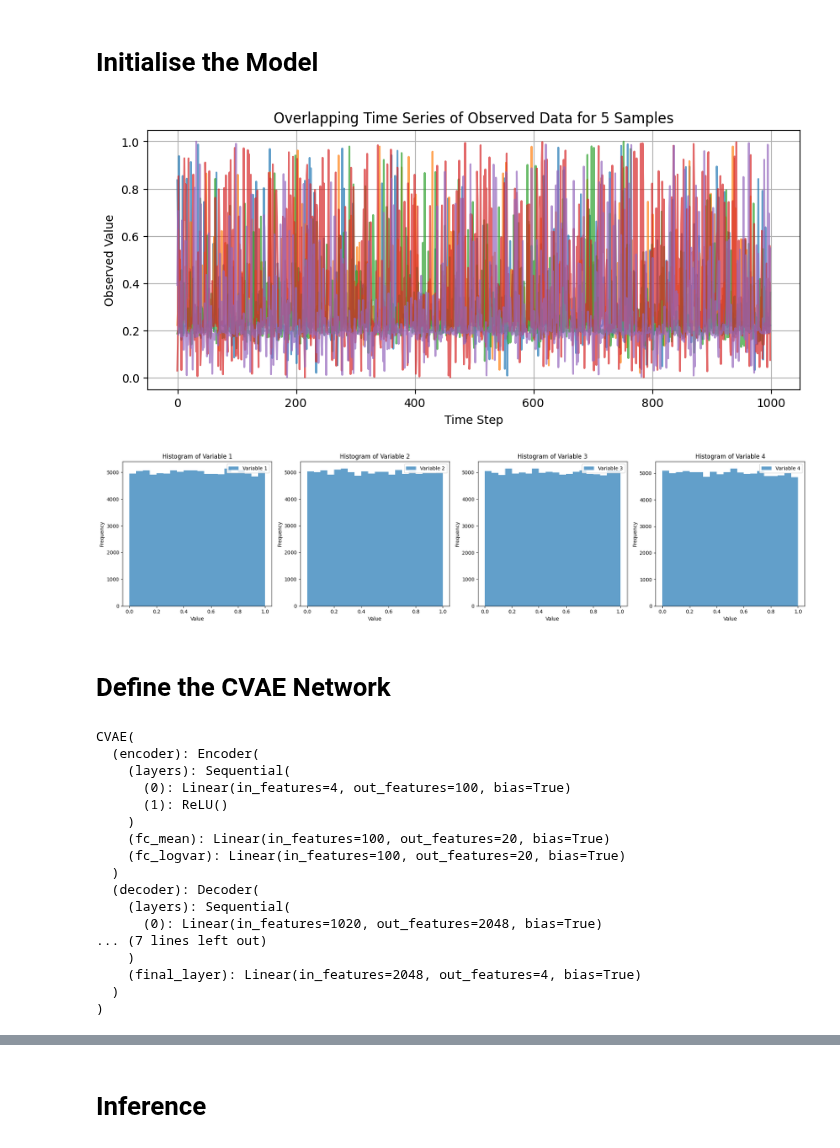
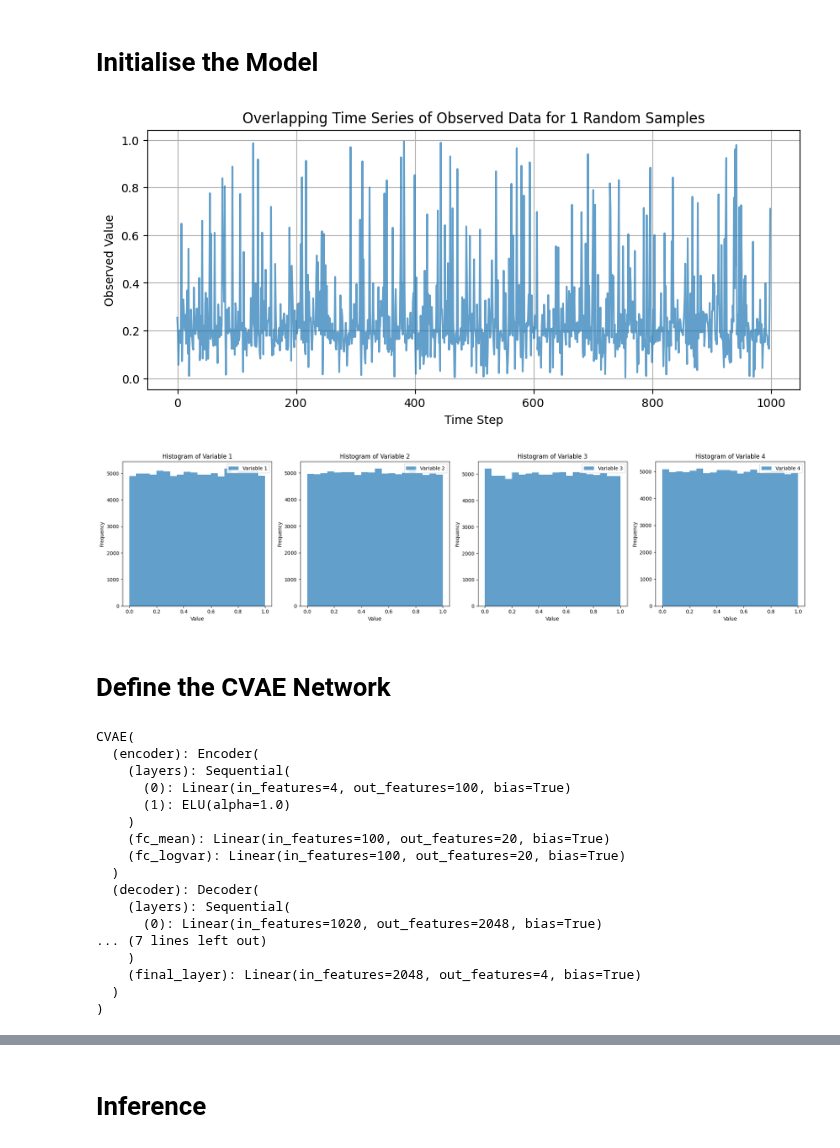
Before and after one commit to mayank05942/CVAEI, a Jupyter notebook: notebooks/gk_dist_test.ipynb, the cells around one changed output, grey strips where cells are left out. Drawn from its saved outputs; the diff is of its cells as text; code cells hidden in the pictures.

```diff
--- a/notebooks/gk_dist_test.ipynb
+++ b/notebooks/gk_dist_test.ipynb
@@ -61,11 +62,11 @@ train_theta_norm.shape, train_data_norm.shape
 # %% [markdown]
 # Initialise the Model
 # %%
-gk_dist.plot_observation(train_data_norm)
+gk_dist.plot_observation(train_data_norm, num_samples =1)
 gk_dist.plot_prior(train_theta_norm)
 # %% [output]
-[figure, old version]
+[figure, new version]
-[figure, old version]
+[figure, new version]
 # %% [markdown]
 # Define the CVAE Network
 # %%
@@ -74,7 +75,7 @@ latent_dim = 20
 conditional_dim = 1000
 encoder_hidden_dims = [100]
 decoder_hidden_dims = [2048,2048,2048,2048]
-activation_fn = nn.ReLU()
+activation_fn = nn.ELU()
 
 network = CVAE(input_dim=input_dim,
                latent_dim=latent_dim,
@@ -82,10 +83,13 @@ network = CVAE(input_dim=input_dim,
                 conditional_dim=conditional_dim,
                 encoder_hidden_dims=encoder_hidden_dims,
                 decoder_hidden_dims=decoder_hidden_dims,
-                activation_fn = activation_fn)
+                activation_fn = activation_fn,
+                w_recon=1.0,
+                w_misfit=1.0,
+)
 
 
-optimizer = optim.AdamW(network.parameters(), lr=1e-3)
+optimizer = optim.AdamW(network.parameters(), lr=1e-4)
 
 
 train_dataset = TensorDataset(train_data_norm, train_theta_norm)
@@ -106,7 +110,7 @@ CVAE(
   (encoder): Encoder(
     (layers): Sequential(
       (0): Linear(in_features=4, out_features=100, bias=True)
-      (1): ReLU()
+      (1): ELU(alpha=1.0)
     )
     (fc_mean): Linear(in_features=100, out_features=20, bias=True)
     (fc_logvar): Linear(in_features=100, out_features=20, bias=True)
```
Also changed, not shown: parts of 5 cells of this notebook, 2 other files.
